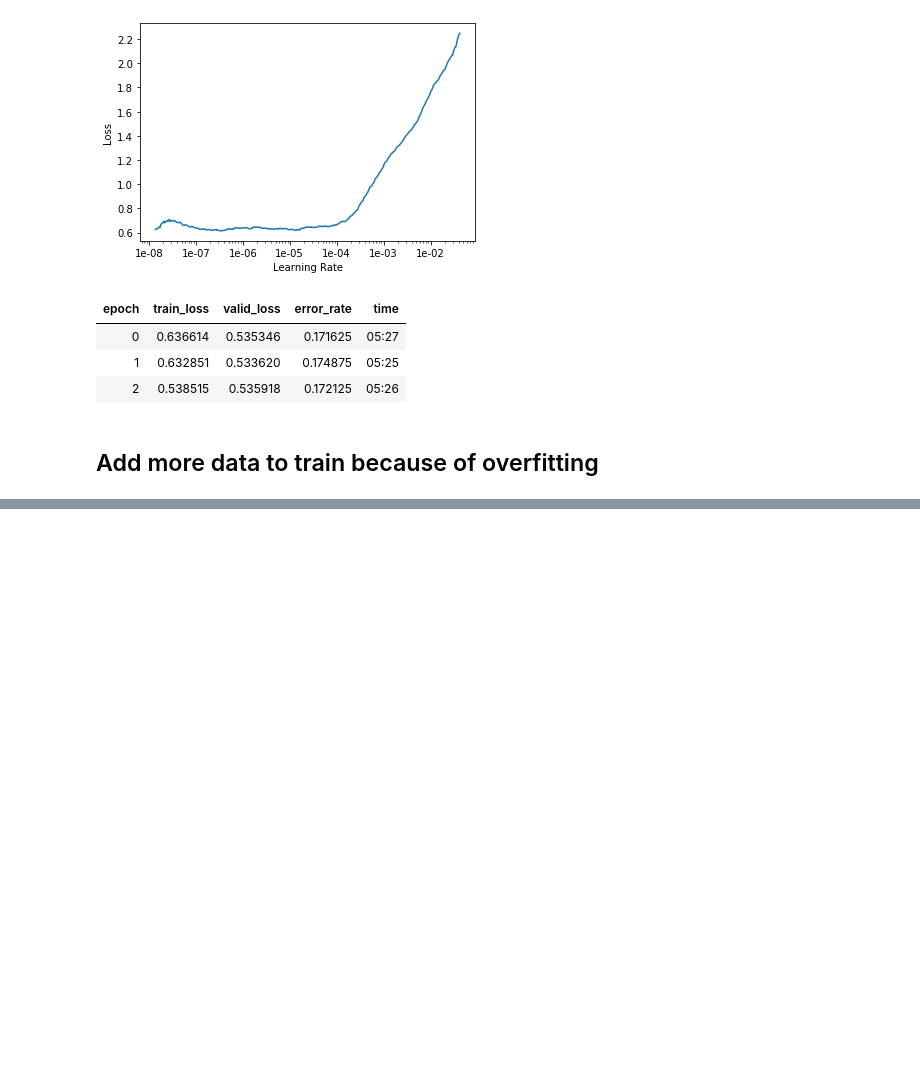
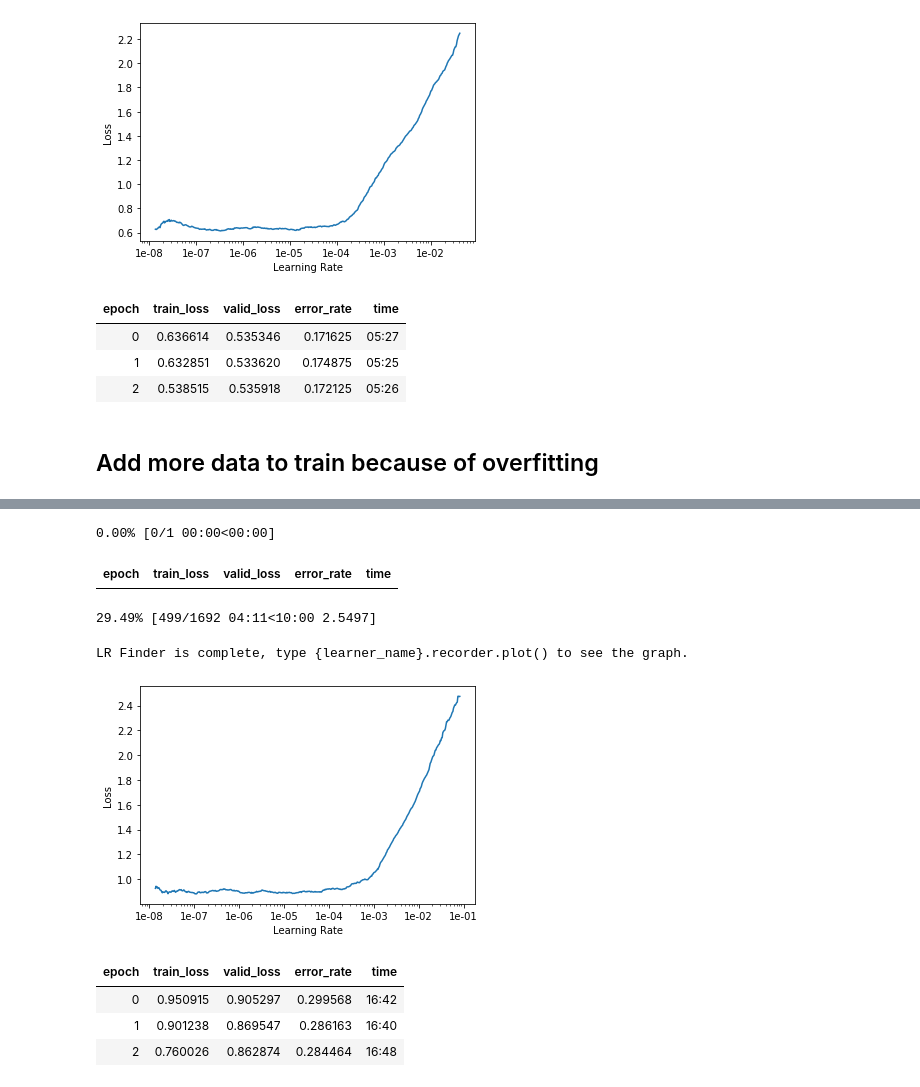
Before and after one commit to Arden-Zhu/fashion_net2, a Jupyter notebook: DeepFashion_classifer_by_category_picked.ipynb, the cells around one changed output, grey strips where cells are left out. Cells and saved outputs as stored; diff of their text form; code cells hidden in the pictures; blank space fills up the shorter version.

```diff
--- a/DeepFashion_classifer_by_category_picked.ipynb
+++ b/DeepFashion_classifer_by_category_picked.ipynb
@@ -318,0 +366,21 @@ learn.recorder.plot()
+# %%
+learn.load('stage-9-2')
+learn.unfreeze()
+learn.save('stage-9')
+# %%
+learn.lr_find(start_lr=1e-8, end_lr=1e-1, num_it=500)
+learn.recorder.plot()
+# %% [output]
+0.00% [0/1 00:00<00:00]
+| epoch | train_loss | valid_loss | error_rate | time |
+29.49% [499/1692 04:11<10:00 2.5497]
+LR Finder is complete, type {learner_name}.recorder.plot() to see the graph.
+[figure, added]
+# %%
+learn.fit_one_cycle(3, max_lr=8e-5)
+learn.save('stage-10-1')
+# %% [output]
+| epoch | train_loss | valid_loss | error_rate | time |
+| 0 | 0.950915 | 0.905297 | 0.299568 | 16:42 |
+| 1 | 0.901238 | 0.869547 | 0.286163 | 16:40 |
+| 2 | 0.760026 | 0.862874 | 0.284464 | 16:48 |
```
Also changed, not shown: parts of 15 cells of this notebook.
